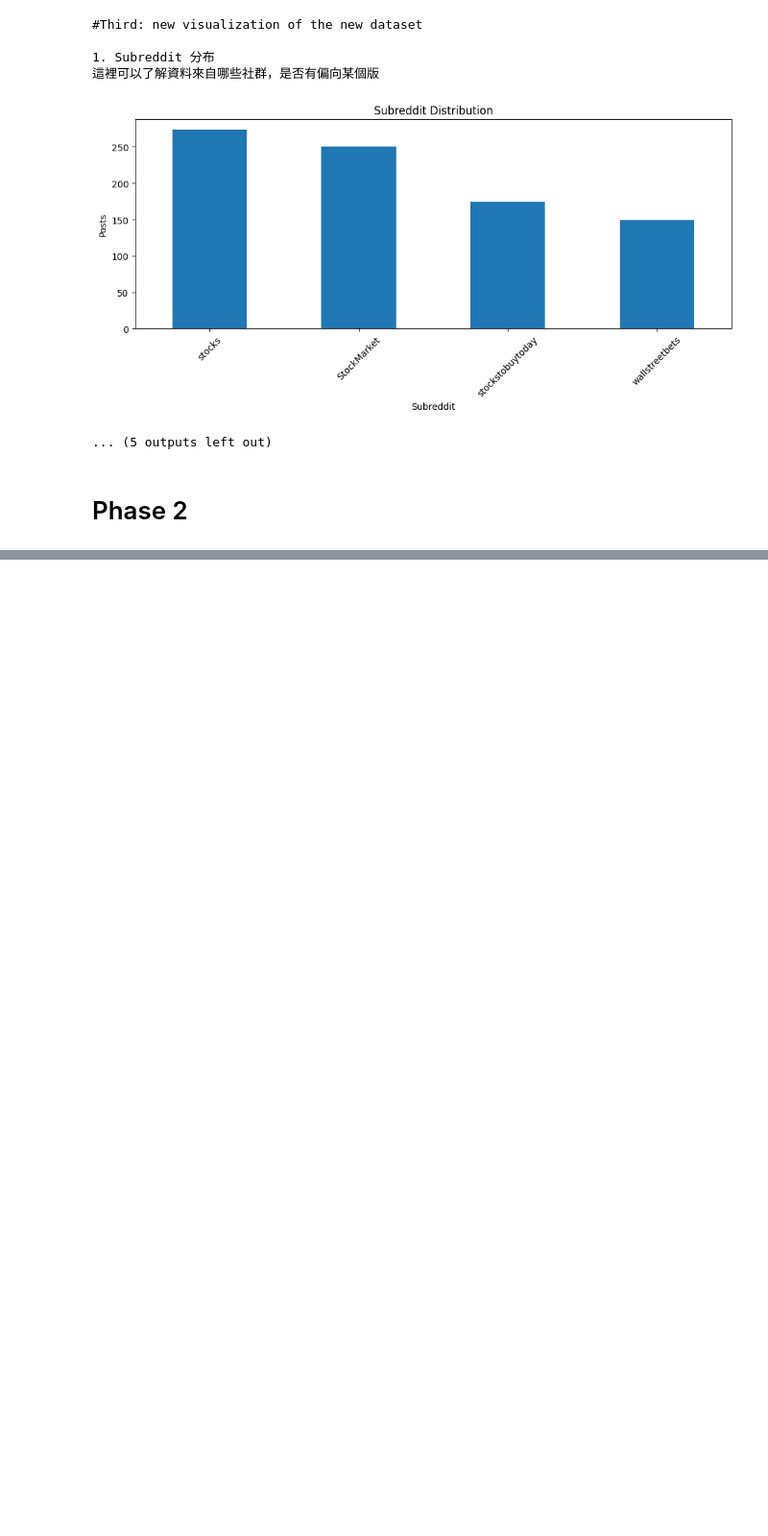
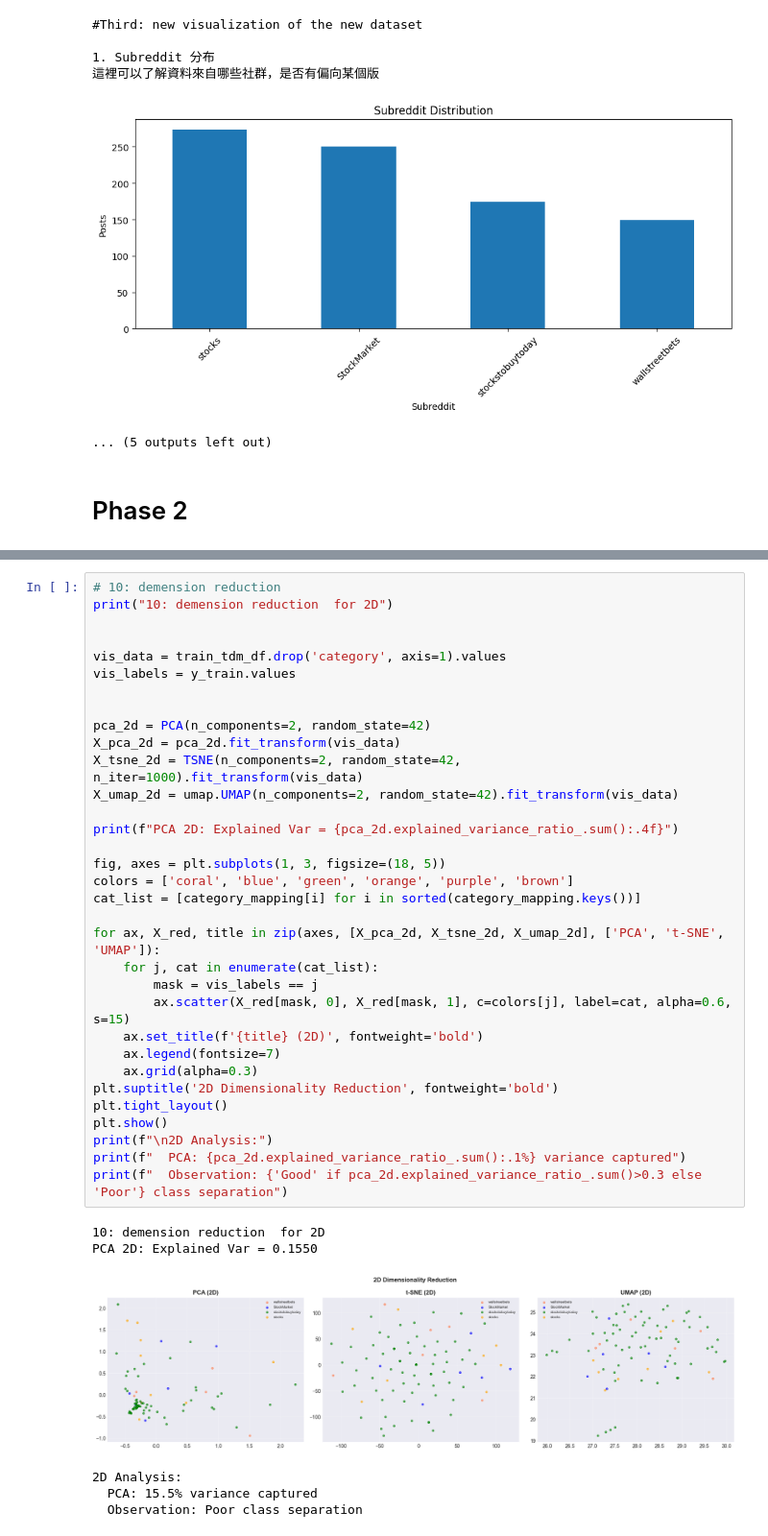
Before and after one commit to Erichub17/DM2025-Lab1-Exercise, a Jupyter notebook: DM2025-Lab1-Homework.ipynb, the cells around one changed output, grey strips where cells are left out. Shown at 96% size. Saved outputs shown, nothing was run; the diff lists cells and outputs as text; blank space fills up the shorter version.

```diff
--- a/DM2025-Lab1-Homework.ipynb
+++ b/DM2025-Lab1-Homework.ipynb
@@ -305,0 +719,40 @@ No 13–14：取前50高頻詞、畫分布、觀察長尾
+# %%
+# 10: demension reduction
+print("10: demension reduction  for 2D")
+
+
+vis_data = train_tdm_df.drop('category', axis=1).values
+vis_labels = y_train.values
+
+
+pca_2d = PCA(n_components=2, random_state=42)
+X_pca_2d = pca_2d.fit_transform(vis_data)
+X_tsne_2d = TSNE(n_components=2, random_state=42, n_iter=1000).fit_transform(vis_data)
+X_umap_2d = umap.UMAP(n_components=2, random_state=42).fit_transform(vis_data)
+
+print(f"PCA 2D: Explained Var = {pca_2d.explained_variance_ratio_.sum():.4f}")
+
+fig, axes = plt.subplots(1, 3, figsize=(18, 5))
+colors = ['coral', 'blue', 'green', 'orange', 'purple', 'brown']
+cat_list = [category_mapping[i] for i in sorted(category_mapping.keys())]
+
+for ax, X_red, title in zip(axes, [X_pca_2d, X_tsne_2d, X_umap_2d], ['PCA', 't-SNE', 'UMAP']):
+    for j, cat in enumerate(cat_list):
+        mask = vis_labels == j
+        ax.scatter(X_red[mask, 0], X_red[mask, 1], c=colors[j], label=cat, alpha=0.6, s=15)
+    ax.set_title(f'{title} (2D)', fontweight='bold')
+    ax.legend(fontsize=7)
+    ax.grid(alpha=0.3)
+plt.suptitle('2D Dimensionality Reduction', fontweight='bold')
+plt.tight_layout()
+plt.show()
+print(f"\n2D Analysis:")
+print(f"  PCA: {pca_2d.explained_variance_ratio_.sum():.1%} variance captured")
+print(f"  Observation: {'Good' if pca_2d.explained_variance_ratio_.sum()>0.3 else 'Poor'} class separation")
+# %% [output]
+10: demension reduction  for 2D
+PCA 2D: Explained Var = 0.1550
+[figure, added]
+2D Analysis:
+  PCA: 15.5% variance captured
+  Observation: Poor class separation
```
Also changed, not shown: parts of 16 cells of this notebook.
